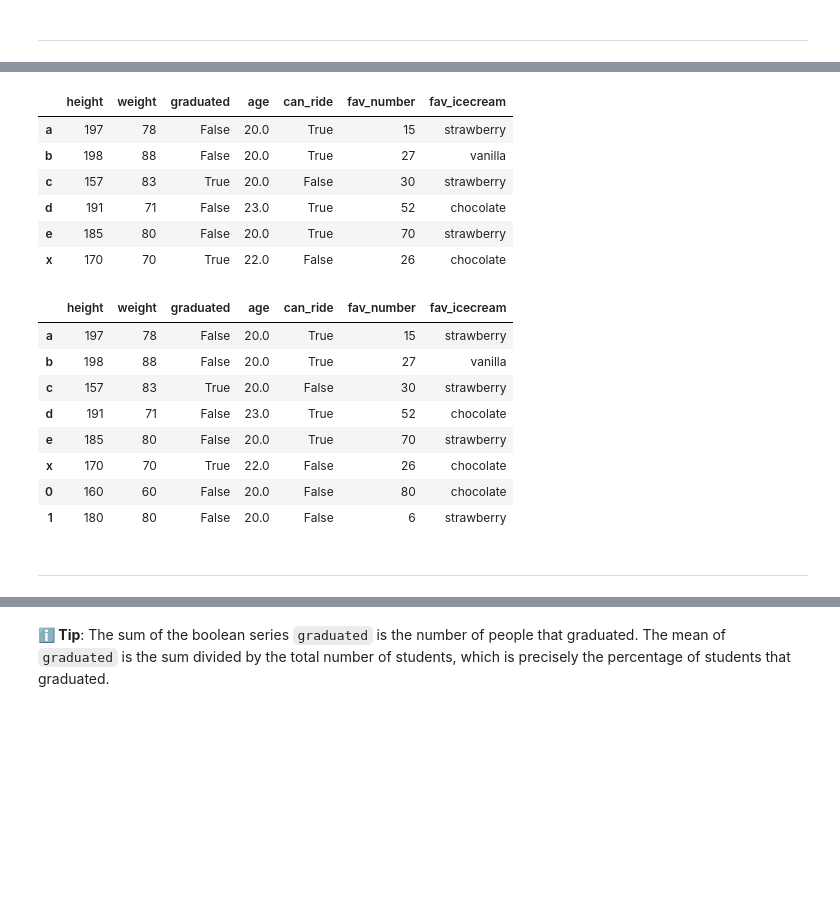
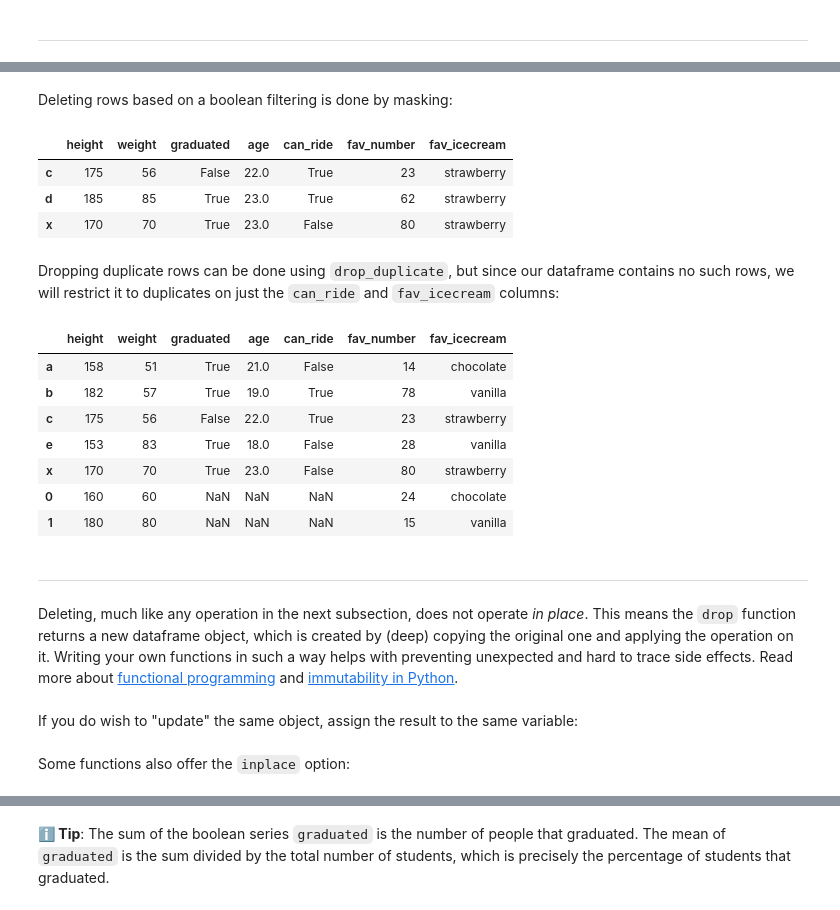
Before and after one commit to stefan-niculae/viz-workshop, a Jupyter notebook: workshop-2-WIP.ipynb, the cells around one changed output, grey strips where cells are left out. Saved outputs shown, nothing was run; the diff lists cells and outputs as text; code cells hidden in the pictures; blank space fills up the shorter version.

```diff
--- a/workshop-2-WIP.ipynb
+++ b/workshop-2-WIP.ipynb
@@ -642,28 +1302,29 @@ Name: age, dtype: bool
-# %%
-students.dropna()
-# %% [output]
-|  | height | weight | graduated | age | can_ride | fav_number | fav_icecream |
-| a | 197 | 78 | False | 20.0 | True | 15 | strawberry |
-| b | 198 | 88 | False | 20.0 | True | 27 | vanilla |
-| c | 157 | 83 | True | 20.0 | False | 30 | strawberry |
-| d | 191 | 71 | False | 23.0 | True | 52 | chocolate |
-| e | 185 | 80 | False | 20.0 | True | 70 | strawberry |
-| x | 170 | 70 | True | 22.0 | False | 26 | chocolate |
-# %%
-students.fillna({
-    'graduated': False,
-    'can_ride':  False,
-    'age':       20,
-})
-# %% [output]
-|  | height | weight | graduated | age | can_ride | fav_number | fav_icecream |
-| a | 197 | 78 | False | 20.0 | True | 15 | strawberry |
-| b | 198 | 88 | False | 20.0 | True | 27 | vanilla |
-| c | 157 | 83 | True | 20.0 | False | 30 | strawberry |
-| d | 191 | 71 | False | 23.0 | True | 52 | chocolate |
-| e | 185 | 80 | False | 20.0 | True | 70 | strawberry |
-| x | 170 | 70 | True | 22.0 | False | 26 | chocolate |
-| 0 | 160 | 60 | False | 20.0 | False | 80 | chocolate |
-| 1 | 180 | 80 | False | 20.0 | False | 6 | strawberry |
+# %% [markdown]
+Deleting rows based on a boolean filtering is done by masking:
+# %%
+mask = (students.age > 21)  # filter underage ones
+students[mask]
+# %% [output]
+|  | height | weight | graduated | age | can_ride | fav_number | fav_icecream |
+| c | 175 | 56 | False | 22.0 | True | 23 | strawberry |
+| d | 185 | 85 | True | 23.0 | True | 62 | strawberry |
+| x | 170 | 70 | True | 23.0 | False | 80 | strawberry |
+# %% [markdown]
+Dropping duplicate rows can be done using `drop_duplicate`, but since our dataframe contains no such rows, we will restrict it to duplicates on just the `can_ride` and `fav_icecream` columns:
+# %%
+students.drop_duplicates(subset=['can_ride', 'fav_icecream'], keep='first')
+# %% [output]
+|  | height | weight | graduated | age | can_ride | fav_number | fav_icecream |
+| a | 158 | 51 | True | 21.0 | False | 14 | chocolate |
+| b | 182 | 57 | True | 19.0 | True | 78 | vanilla |
+| c | 175 | 56 | False | 22.0 | True | 23 | strawberry |
+| e | 153 | 83 | True | 18.0 | False | 28 | vanilla |
+| x | 170 | 70 | True | 23.0 | False | 80 | strawberry |
+| 0 | 160 | 60 | NaN | NaN | NaN | 24 | chocolate |
+| 1 | 180 | 80 | NaN | NaN | NaN | 15 | vanilla |
 # %% [markdown]
 ---
+# %% [markdown]
+Deleting, much like any operation in the next subsection, does not operate _in place_. This means the `drop` function returns a new dataframe object, which is created by (deep) copying the original one and applying the operation on it. Writing your own functions in such a way helps with preventing unexpected and hard to trace side effects. Read more about [functional programming](https://hackernoon.com/learn-functional-python-in-10-minutes-to-2d1651dece6f) and [immutability in Python](https://www.pythonforthelab.com/blog/mutable-and-immutable-objects/).
+# %% [markdown]
+If you do wish to "update" the same object, assign the result to the same variable:
@@ -669,0 +1333,2 @@ students.fillna({
+# %% [markdown]
+Some functions also offer the `inplace` option:
```
Also changed, not shown: parts of 502 cells of this notebook, 6 other files.
